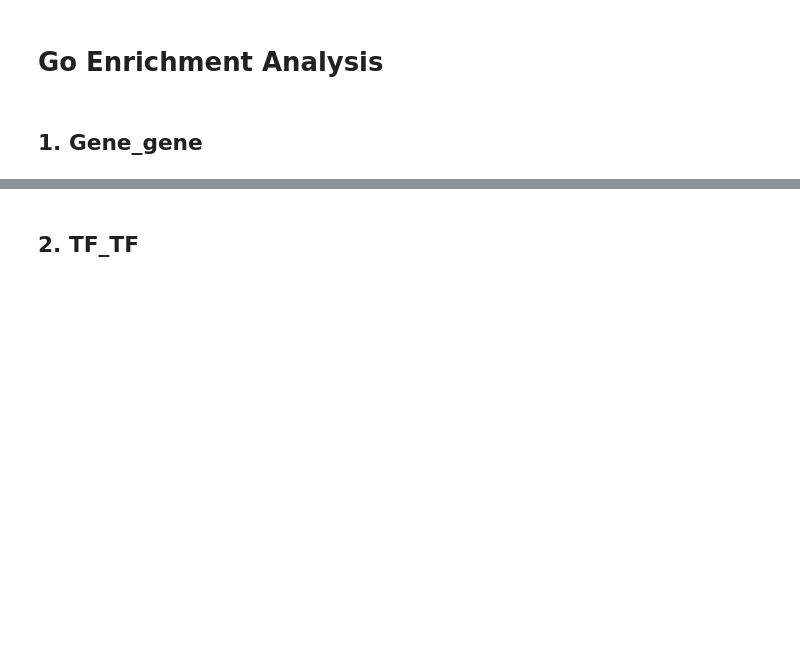
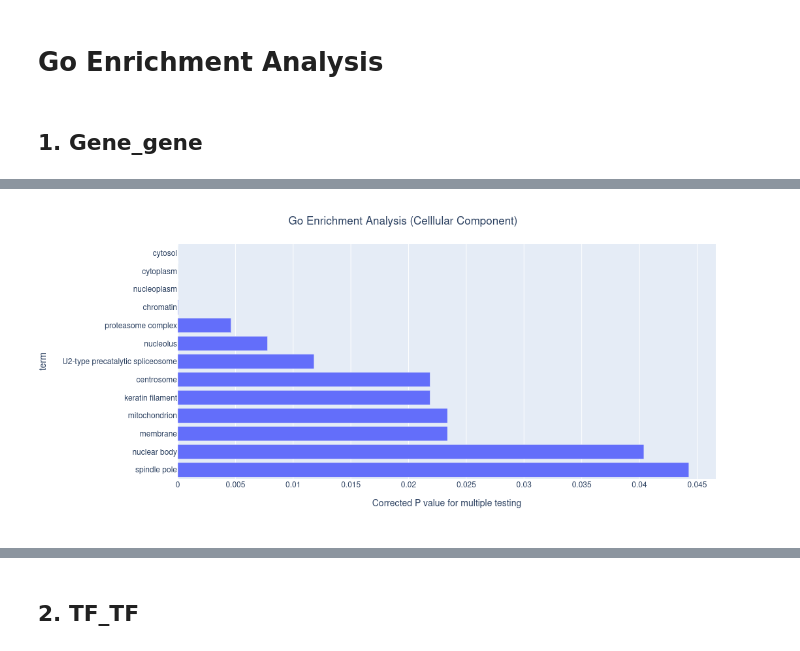
Before and after one commit to Polster-lab/Analysis_GRN_ROSMAP, a Jupyter notebook: Gene_Gene_Graph_hypothesis_testing_GO_Analysis.ipynb, the cells around one changed output, grey strips where cells are left out. Cells and saved outputs as stored; diff of their text form; code cells hidden in the pictures; blank space fills up the shorter version.

```diff
--- a/Gene_Gene_Graph_hypothesis_testing_GO_Analysis.ipynb
+++ b/Gene_Gene_Graph_hypothesis_testing_GO_Analysis.ipynb
@@ -199,0 +718,10 @@ from goatools.goea.go_enrichment_ns import GOEnrichmentStudyNS
+# %%
+import plotly.express as px
+cellular_component_df.sort_values(by = 'p_corr', ascending= False,inplace= True)
+fig = px.bar(cellular_component_df, x='p_corr', y = 'term', orientation = 'h')
+fig.update_layout(xaxis = dict(title = 'Corrected P value for multiple testing'))
+fig.update_layout(width = 1500, height = 500)
+fig.update_layout(title= dict(text = 'Go Enrichment Analysis (Celllular Component)', x = 0.5))
+fig.show()
+# %% [output]
+[figure, added]
```
Also changed, not shown: parts of 74 cells of this notebook.
